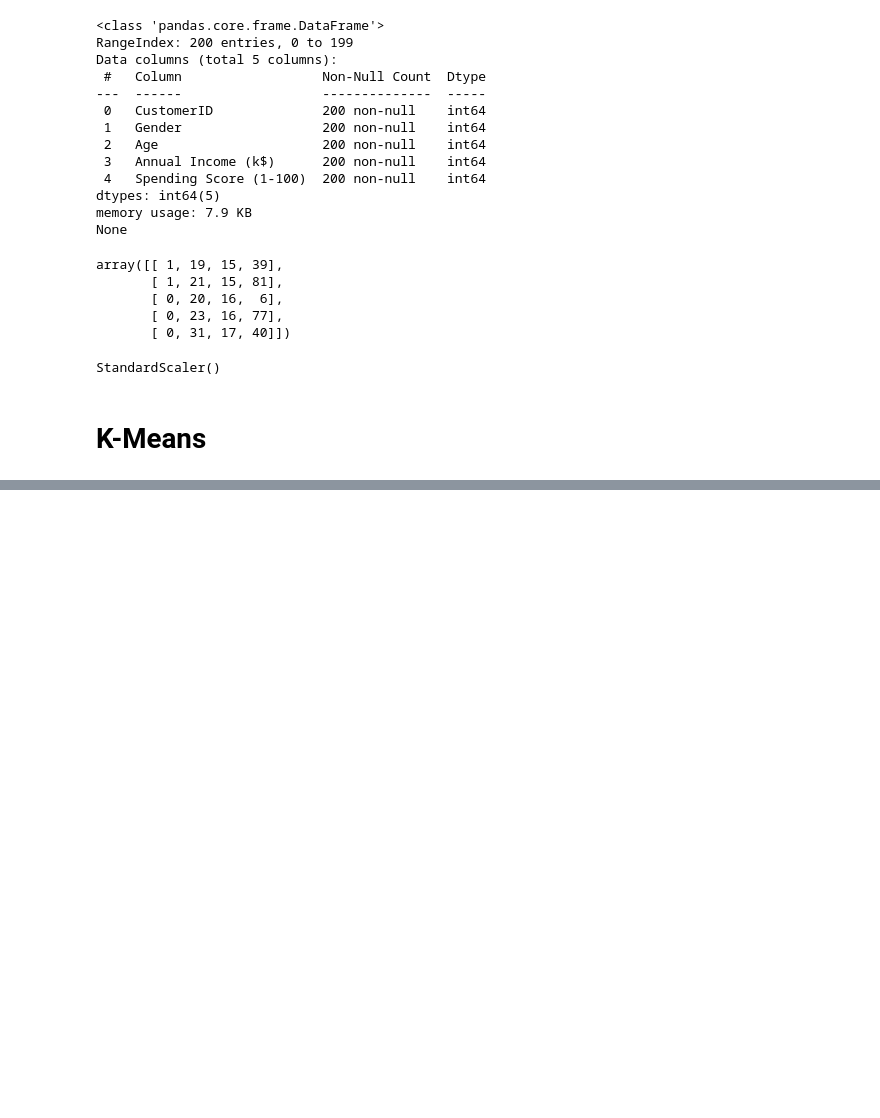
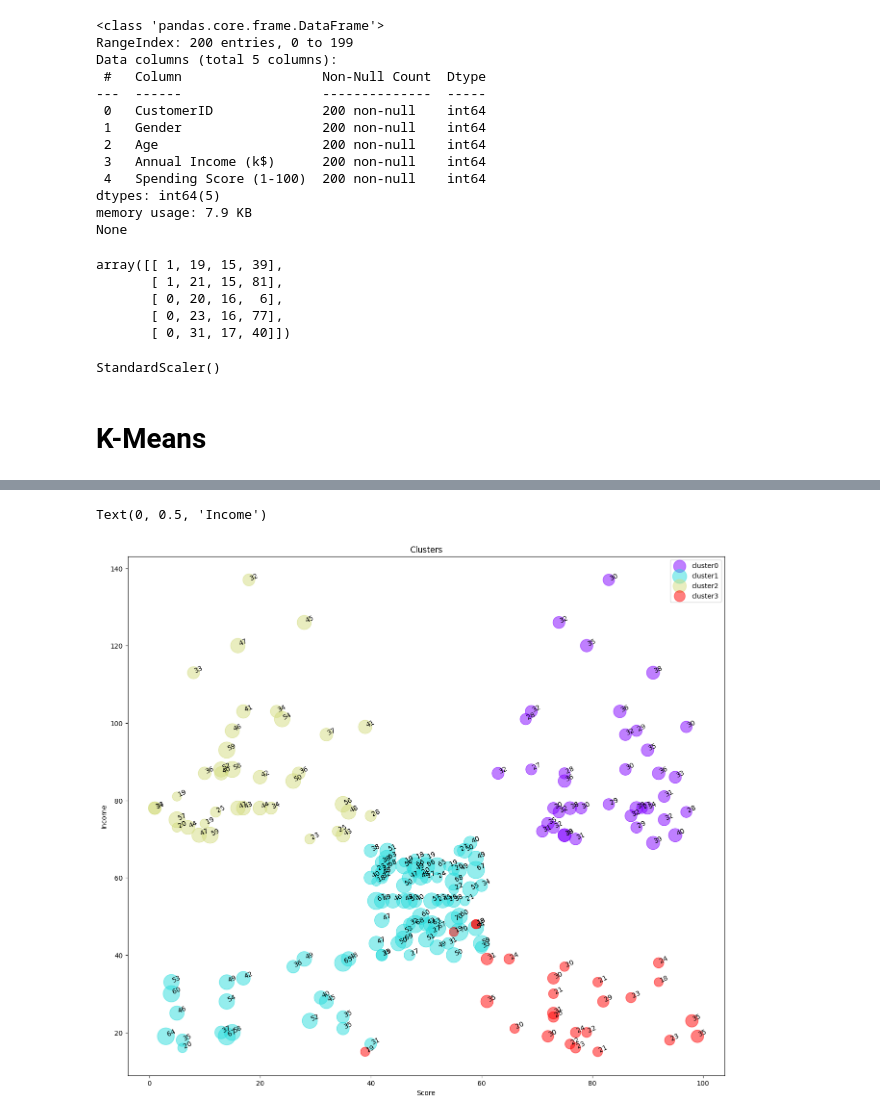
Before and after one commit to shadmankhezri/customer_clustering, a Jupyter notebook: customer_clustering.ipynb, the cells around one changed output, grey strips where cells are left out. Saved outputs shown, nothing was run; the diff lists cells and outputs as text; code cells hidden in the pictures; blank space fills up the shorter version.

```diff
--- a/customer_clustering.ipynb
+++ b/customer_clustering.ipynb
@@ -173,0 +268,6 @@ plt.show()
+# %%
+from sklearn.cluster import AgglomerativeClustering
+
+agglom = AgglomerativeClustering(n_clusters=4, linkage='complete')
+agglom.fit(distance_matrix)
+agglom.labels_
@@ -173,0 +285,5 @@ plt.show()
+# %%
+# change name of columns
+
+df_customer = df_customer.rename(columns={'Annual Income (k$)': 'Income', 'Spending Score (1-100)': 'Score'})
+df_customer
@@ -173,0 +304,24 @@ plt.show()
+# %%
+# plot clusters
+
+import matplotlib.cm as cm
+
+n_clusters = max(agglom.labels_)+1
+colors = cm.rainbow(np.linspace(0, 1, n_clusters))
+cluster_labels = list(range(0, n_clusters))
+
+plt.figure(figsize=(16,14))
+
+for color, label in zip(colors, cluster_labels):
+    subset = df_customer[df_customer.clust_km == label]
+    for i in subset.index:
+            plt.text(subset.Score[i], subset.Income[i],str(subset['Age'][i]), rotation=25)
+    plt.scatter(subset.Score, subset.Income, s= subset.Age*10, c=color, label='cluster'+str(label),alpha=0.5)
+
+plt.legend()
+plt.title('Clusters')
+plt.xlabel('Score')
+plt.ylabel('Income')
+# %% [output]
+Text(0, 0.5, 'Income')
+[figure, added]
```
Also changed, not shown: parts of 16 cells of this notebook.
